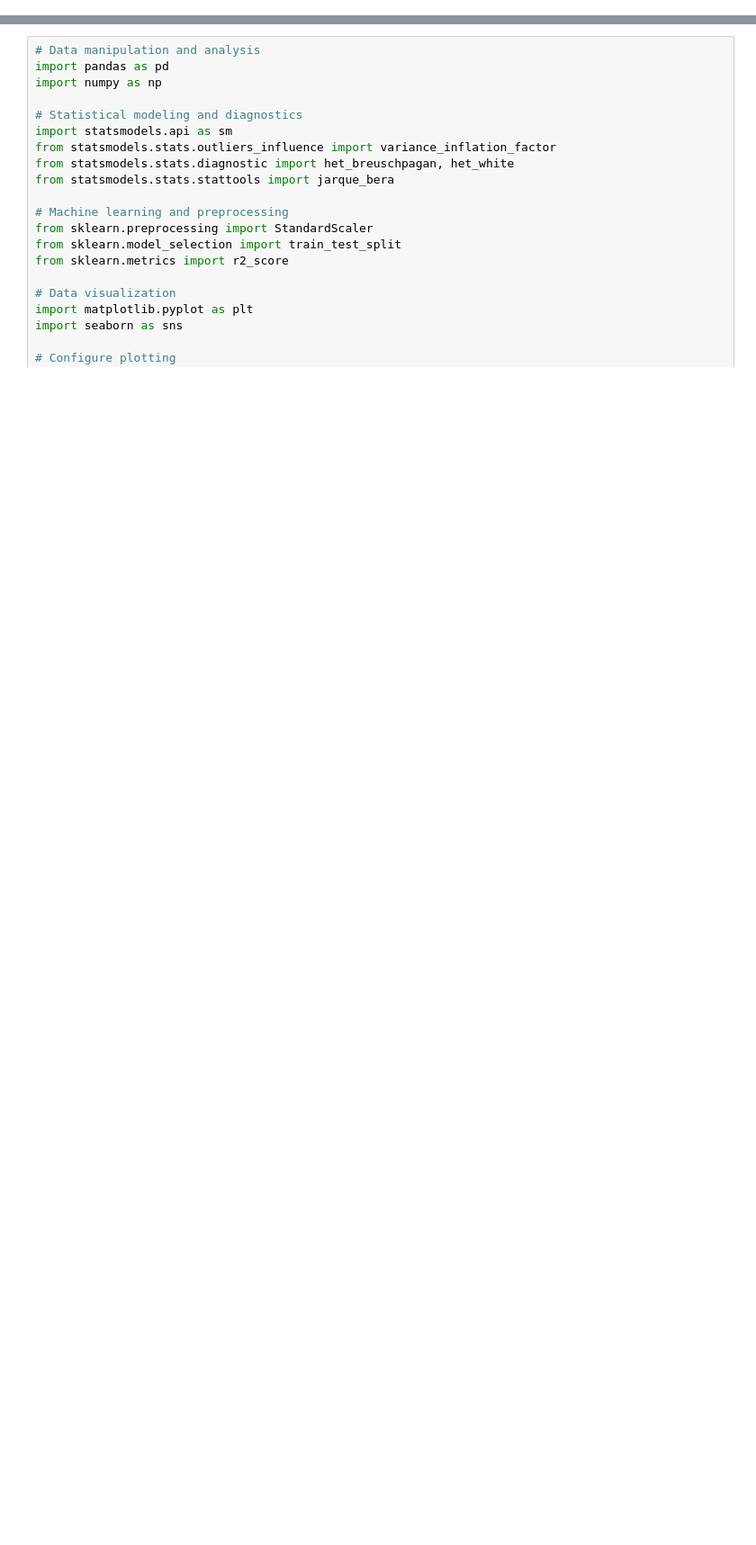
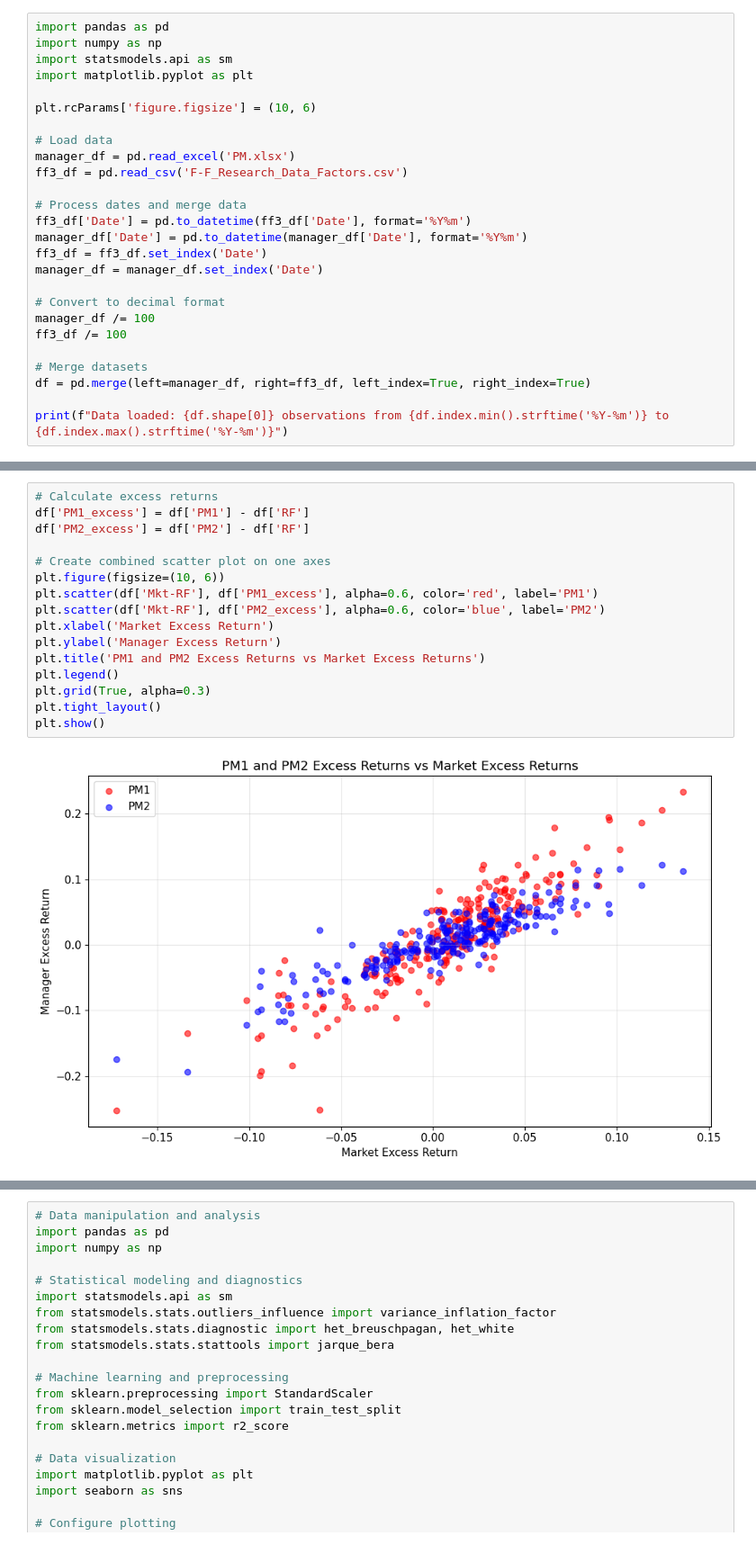
Before and after one commit to Nikhilesh-B/saturate_the_hypersphere, a Jupyter notebook: adv_analytics/hw3/p1.ipynb, the cells around one changed output, grey strips where cells are left out. Shown at 90% size. Saved outputs shown, nothing was run; the diff lists cells and outputs as text; blank space fills up the shorter version.

```diff
--- a/adv_analytics/hw3/p1.ipynb
+++ b/adv_analytics/hw3/p1.ipynb
@@ -0,0 +7,26 @@
+# %%
+import pandas as pd
+import numpy as np
+import statsmodels.api as sm
+import matplotlib.pyplot as plt
+
+plt.rcParams['figure.figsize'] = (10, 6)
+
+# Load data
+manager_df = pd.read_excel('PM.xlsx')
+ff3_df = pd.read_csv('F-F_Research_Data_Factors.csv')
+
+# Process dates and merge data
+ff3_df['Date'] = pd.to_datetime(ff3_df['Date'], format='%Y%m')
+manager_df['Date'] = pd.to_datetime(manager_df['Date'], format='%Y%m')
+ff3_df = ff3_df.set_index('Date')
+manager_df = manager_df.set_index('Date')
+
+# Convert to decimal format
+manager_df /= 100
+ff3_df /= 100
+
+# Merge datasets
+df = pd.merge(left=manager_df, right=ff3_df, left_index=True, right_index=True)
+
+print(f"Data loaded: {df.shape[0]} observations from {df.index.min().strftime('%Y-%m')} to {df.index.max().strftime('%Y-%m')}")
@@ -0,0 +39,18 @@
+# %%
+# Calculate excess returns
+df['PM1_excess'] = df['PM1'] - df['RF']
+df['PM2_excess'] = df['PM2'] - df['RF']
+
+# Create combined scatter plot on one axes
+plt.figure(figsize=(10, 6))
+plt.scatter(df['Mkt-RF'], df['PM1_excess'], alpha=0.6, color='red', label='PM1')
+plt.scatter(df['Mkt-RF'], df['PM2_excess'], alpha=0.6, color='blue', label='PM2')
+plt.xlabel('Market Excess Return')
+plt.ylabel('Manager Excess Return')
+plt.title('PM1 and PM2 Excess Returns vs Market Excess Returns')
+plt.legend()
+plt.grid(True, alpha=0.3)
+plt.tight_layout()
+plt.show()
+# %% [output]
+[figure, added]
```
Also changed, not shown: parts of 23 cells of this notebook, 6 other files.
